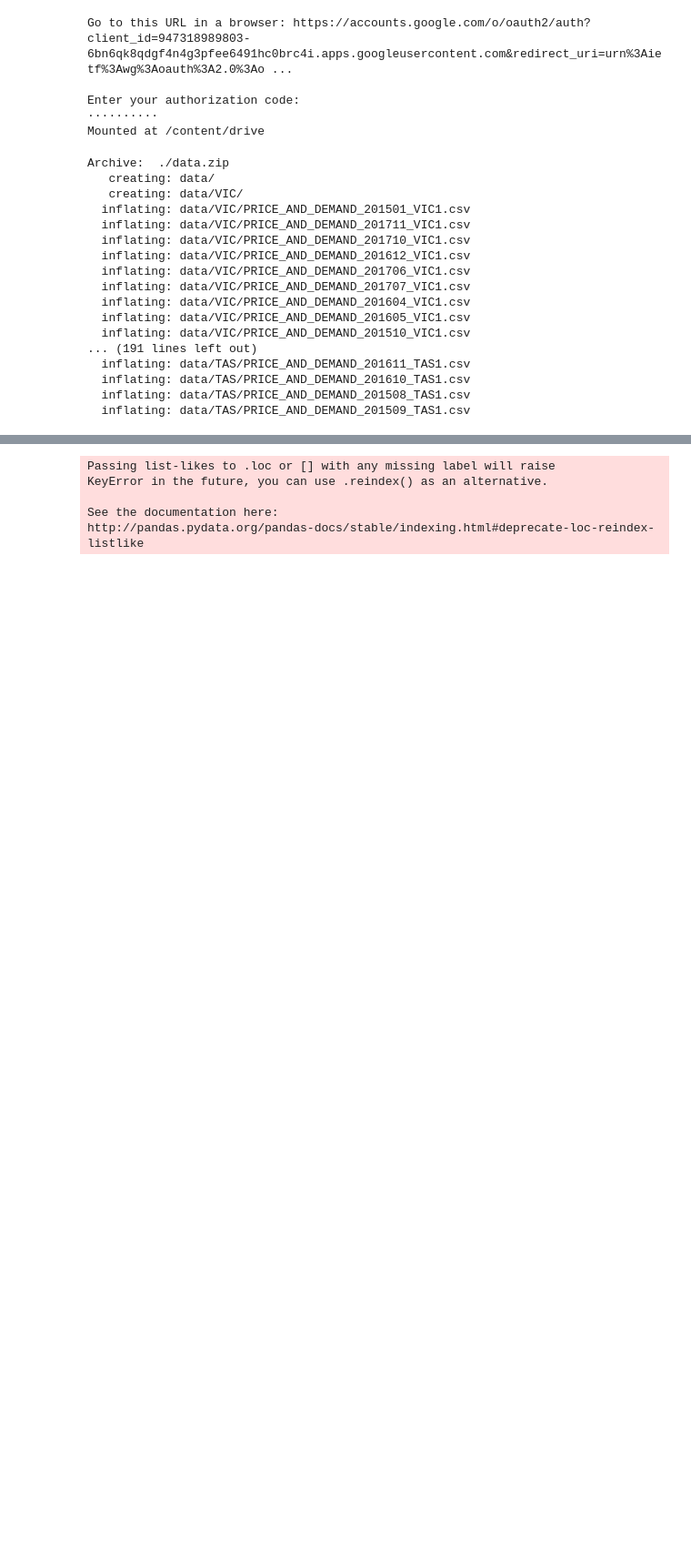
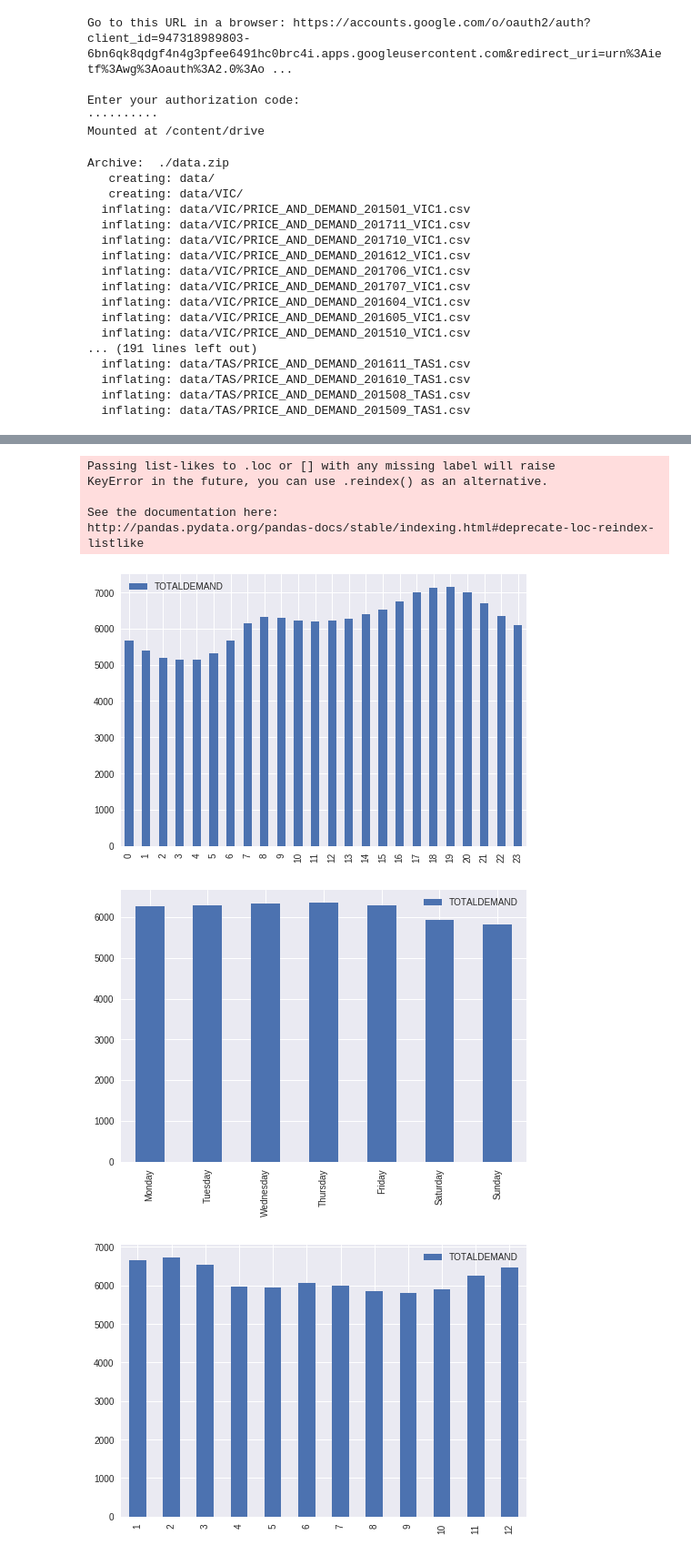
Before and after one commit to anshkumar/elf, a Jupyter notebook: elf_seq2seq.ipynb, the cells around one changed output, grey strips where cells are left out. Shown at 91% size. Cells and saved outputs as stored; diff of their text form; code cells hidden in the pictures; blank space fills up the shorter version.

Commit message:
time features added

```diff
--- a/elf_seq2seq.ipynb
+++ b/elf_seq2seq.ipynb
@@ -211,6 +213,14 @@ import os
 import argparse
 
 from typing import List
+
+"""
+Holiday package
+https://pypi.org/project/holidays/
+"""
+!pip install holidays
+import holidays
+from datetime import date
 
 def read_all() -> pd.DataFrame:
     """
@@ -242,7 +252,7 @@ def read_all() -> pd.DataFrame:
                         dataset = pd.read_csv('./data/' + st + '/PRICE_AND_DEMAND_' + ye + '0' + str(mn) +'_' + st + '1.csv')
                     else:
                         dataset = pd.read_csv('./data/' + st + '/PRICE_AND_DEMAND_' + ye + str(mn) +'_' + st + '1.csv')
-                    df[st] = df[st].append(dataset.iloc[:,:3])
+                    df[st] = df[st].append(dataset.iloc[:,[0,1,3]])
             df_all = df_all.append(df[st].iloc[:,:])
         df_all = df_all.set_index(['REGION', 'SETTLEMENTDATE'])
         df_all.to_pickle(path)
@@ -310,7 +320,7 @@ def prepare_data(start, end, state) -> pd.DataFrame:
     :return: log1p(series)
     """
     df = read_x(state, start, end)
-    return np.log1p(df.fillna(0))
+    return df.fillna(0)
 
 def normalize(values: np.ndarray):
     return (values - values.mean()) / np.std(values)
@@ -336,7 +346,7 @@ def lag_indexes(begin, end) -> List[pd.Series]:
 def run():
 
     data_dir = "data/vars"
-    state = "NSW1"
+    state = "QLD1"
     add_end = 0
     start = "2015/01/01 00:30:00"
     end = "2018/01/01 00:00:00"
@@ -351,6 +361,46 @@ def run():
     # We have to project some date-dependent features (day of week, etc) to the future dates for prediction
     features_end = data_end + pd.Timedelta(add_end/2, unit='h')
     print(f"start: {data_start}, end:{data_end}, features_end:{features_end}")
+    print(df.head())
+
+    didx = pd.date_range(data_start,features_end, freq ='0.5H')
+
+    #Holidays
+    hdays = holidays.CountryHoliday('AU', state=state)
+    hdays_series = pd.Series(np.random.randn(len(didx)), index=didx)
+
+    for date in didx:
+      if date in hdays:
+        hdays_series.loc[date] = 1
+      else:
+        hdays_series.loc[date] = 0
+
+    """
+    ############################################################################
+    Feature testing
+    """
+
+    #Hour of the day
+    hour_df = df.groupby(didx.hour).mean()
+    print("Hourly demand")
+    print (hour_df)
+    hour_df.plot(kind='bar')
+
+    #Day of the week
+    days = ['Monday','Tuesday','Wednesday','Thursday','Friday','Saturday', 'Sunday']
+    week_df = df.groupby(didx.weekday_name).mean().reindex(days)
+    print("Weekly demand")
+    print (week_df)
+    week_df.plot(kind='bar')
+
+    #Month of the year
+    months = ['Jan','Feb','Mar','Apr','May','Jun', 'Jul', 'Aug', 'Sep', 'Oct', 'Nov', 'Dec']
+    month_df = df.groupby(didx.month).mean()
+    print("Monthly demand")
+    print (month_df)
+    month_df.plot( kind='bar')
+
+    ############################################################################
 
     starts = 0
     ends = df.shape[0]
@@ -363,12 +413,23 @@ def run():
 
     # Make time-dependent features
     features = pd.date_range(data_start, features_end, freq='0.5H')
-    #dow = normalize(features_days.dayofweek.values)
+
+    #day of the week (dow)
     week_period = 7 / (2 * np.pi)
     dow_norm = features.dayofweek.values / week_period
     dow = np.stack([np.cos(dow_norm), np.sin(dow_norm)], axis=-1)
 
-     # Assemble indices for quarterly lagged data
+    #hour of the day (hod)
+    day_period = 24 / (2 * np.pi)
+    hod_norm = features.hour.values / day_period
+    hod = np.stack([np.cos(hod_norm), np.sin(hod_norm)], axis=-1)
+
+    #time of year (toy)
+    year_period = 12 / (2 * np.pi)
+    toy_norm = features.month.values / year_period
+    toy = np.stack([np.cos(toy_norm), np.sin(toy_norm)], axis=-1)
+
+    # Assemble indices for quarterly lagged data
     lagged_ix = np.stack(lag_indexes(data_start, features_end), axis=-1)
 
     # Assemble final output
@@ -376,7 +437,10 @@ def run():
         hits=df,
         lagged_ix=lagged_ix,
         page_ix=df.index.values,
-        dow=dow
+        dow=dow,
+        hod=hod,
+        toy=toy,
+        hday=hdays_series.values
         )
     plain = dict(
         features=len(features),
@@ -401,8 +481,11 @@ start: 2015-01-01 00:30:00, end:2018-01-01 00:00:00, features_end:2018-01-01 00:
 Passing list-likes to .loc or [] with any missing label will raise
 KeyError in the future, you can use .reindex() as an alternative.
 
 See the documentation here:
 http://pandas.pydata.org/pandas-docs/stable/indexing.html#deprecate-loc-reindex-listlike
+[figure, added]
+[figure, added]
+[figure, added]
 # %%
 #!/usr/bin/env python3
 # -*- coding: utf-8 -*-
```
Also changed, not shown: parts of 14 cells of this notebook.
